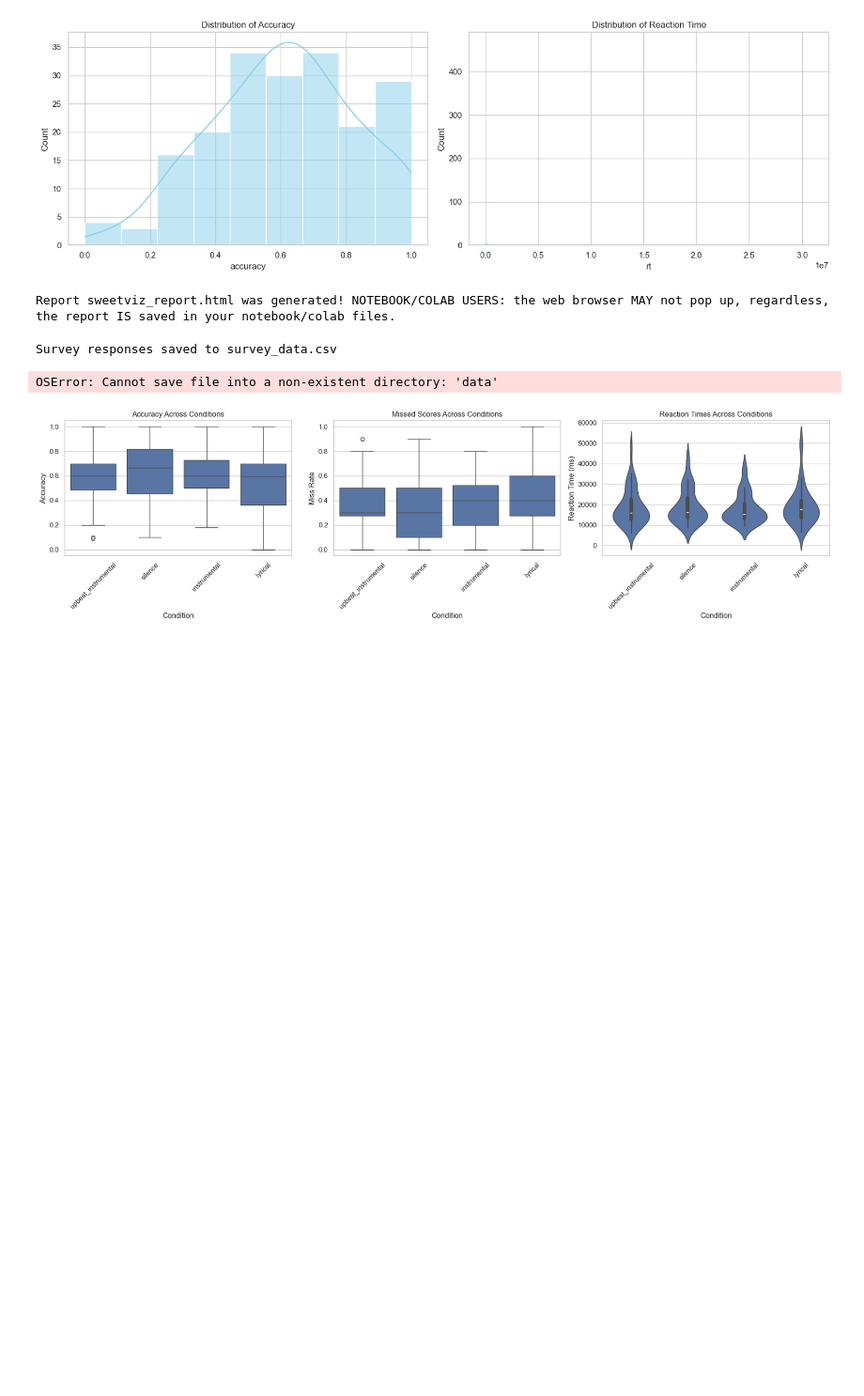
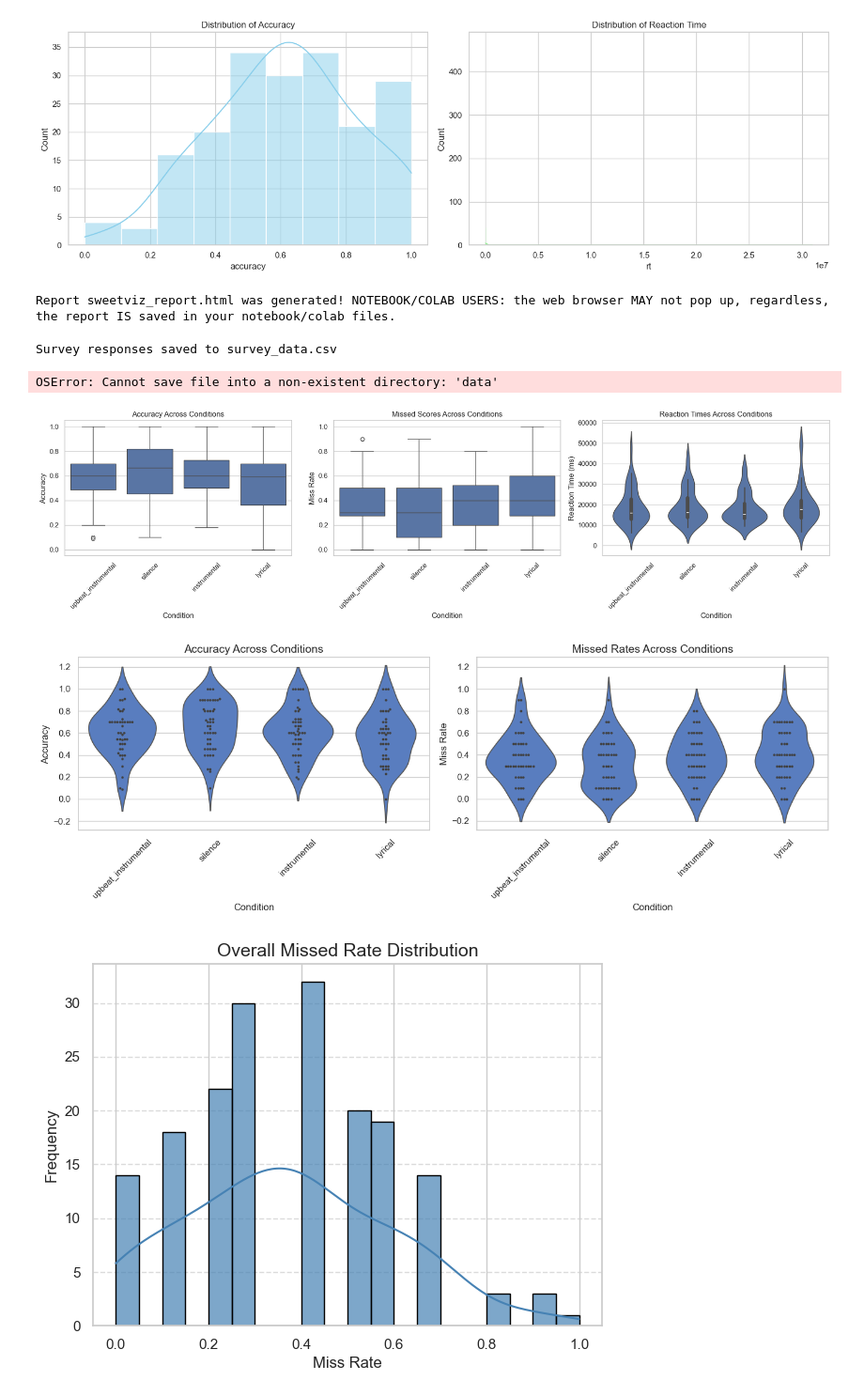
Before and after one commit to JHCelaya/Cogs164Project, a Jupyter notebook: analysis/analysis.ipynb, the cells around one changed output. Shown at 94% size. Drawn from its saved outputs; the diff is of its cells as text; code cells hidden in the pictures; blank space fills up the shorter version.

```diff
--- a/analysis/analysis.ipynb
+++ b/analysis/analysis.ipynb
@@ -535,3 +535,61 @@ plt.tight_layout()
 plt.show()
 # %% [output]
 [figure]
+# %%
+import pandas as pd
+import seaborn as sns
+import matplotlib.pyplot as plt
+
+# Load the cleaned data
+file_path = "cleaned_data.csv"  # Update with correct path
+df = pd.read_csv(file_path)
+
+# Drop NaNs in phase column before filtering
+df = df.dropna(subset=["phase"])
+
+# Filter only recall phases and exclude "recall_vocal"
+df = df[df["phase"].str.startswith("recall_")]
+df = df[df["phase"] != "recall_vocal"]
+
+# Extract condition names by removing "recall_" prefix
+df["condition"] = df["phase"].str.replace("recall_", "", regex=False)
+
+# Set a polished light theme
+sns.set_theme(style="whitegrid", palette="muted")
+
+# Create subplots for Accuracy and Missed Rates per Condition
+fig, axes = plt.subplots(1, 2, figsize=(14, 5))
+
+# 1. Accuracy Across Conditions
+sns.violinplot(x="condition", y="accuracy", data=df, ax=axes[0], inner=None, linewidth=1.2)
+sns.swarmplot(x="condition", y="accuracy", data=df, ax=axes[0], color=".25", size=3, dodge=True)
+axes[0].set_title("Accuracy Across Conditions", fontsize=14)
+axes[0].set_xlabel("Condition", fontsize=12)
+axes[0].set_ylabel("Accuracy", fontsize=12)
+
+# 2. Missed Rates Across Conditions
+sns.violinplot(x="condition", y="miss_rate", data=df, ax=axes[1], inner=None, linewidth=1.2)
+sns.swarmplot(x="condition", y="miss_rate", data=df, ax=axes[1], color=".25", size=3, dodge=True)
+axes[1].set_title("Missed Rates Across Conditions", fontsize=14)
+axes[1].set_xlabel("Condition", fontsize=12)
+axes[1].set_ylabel("Miss Rate", fontsize=12)
+
+# Rotate x-axis labels for readability
+for ax in axes:
+    ax.set_xticklabels(ax.get_xticklabels(), rotation=45)
+
+# Adjust layout
+plt.tight_layout()
+plt.show()
+
+# 3. Overall Missed Rate Distribution
+plt.figure(figsize=(7, 5))
+sns.histplot(df["miss_rate"], kde=True, bins=20, color="steelblue", edgecolor="black", alpha=0.7)
+plt.title("Overall Missed Rate Distribution", fontsize=14)
+plt.xlabel("Miss Rate", fontsize=12)
+plt.ylabel("Frequency", fontsize=12)
+plt.grid(axis="y", linestyle="--", alpha=0.7)
+plt.show()
+# %% [output]
+[figure, added]
+[figure, added]
```
Also changed, not shown: parts of 5 cells of this notebook, 50 other files.
